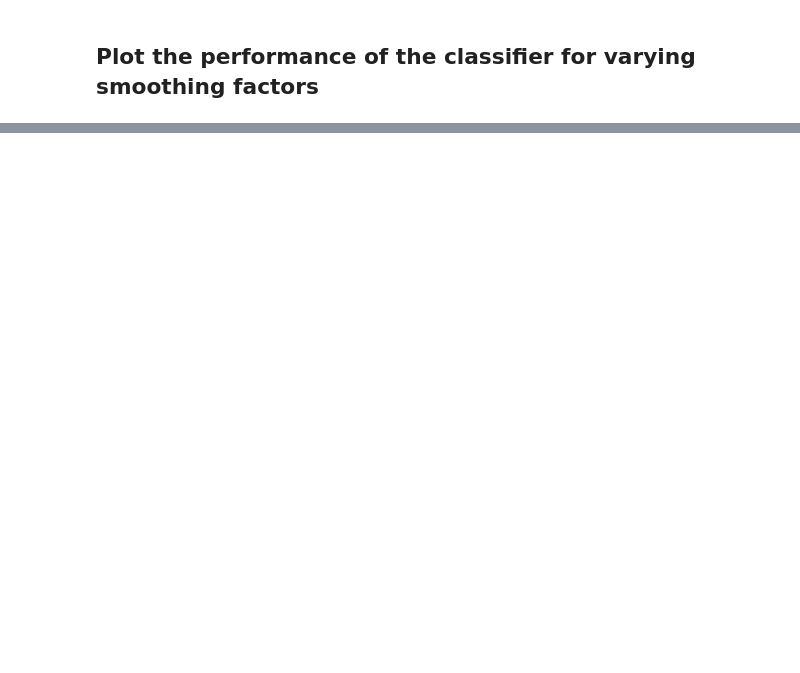
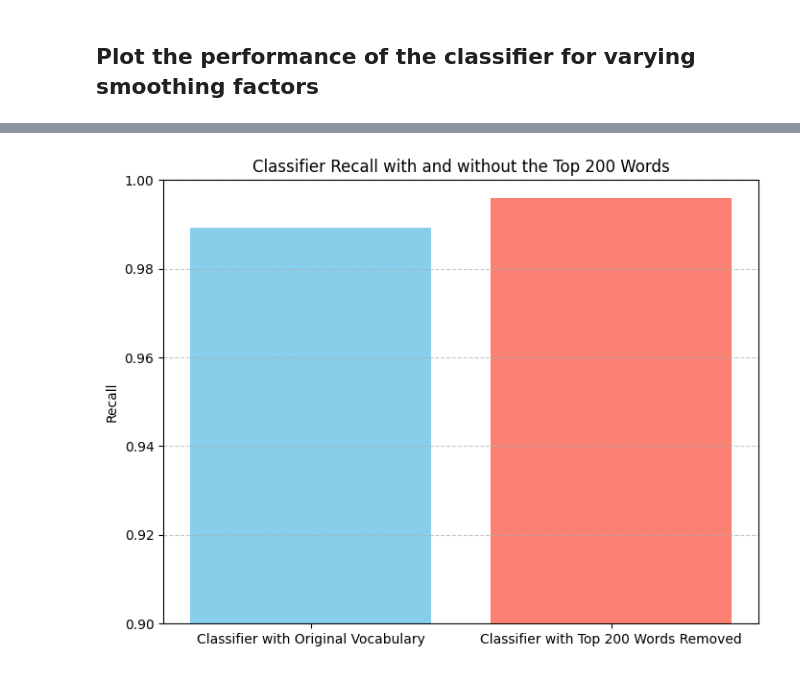
Before and after one commit to lendl-uy/ai201, a Jupyter notebook: programming_hw_2/ai201_pa2_uy_v2.ipynb, the cells around one changed output, grey strips where cells are left out. Cells and saved outputs as stored; diff of their text form; code cells hidden in the pictures; blank space fills up the shorter version.

```diff
--- a/programming_hw_2/ai201_pa2_uy_v2.ipynb
+++ b/programming_hw_2/ai201_pa2_uy_v2.ipynb
@@ -331,0 +473,14 @@ plt.show()
+# %%
+# Visualize comparison of recall with and without the top 200 words
+models = ["Classifier with Original Vocabulary", "Classifier with Top 200 Words Removed"]
+recall_scores = [initial_metrics["recall"], reduced_train_set_metrics["recall"]]
+
+plt.figure(figsize=(8, 6))
+plt.bar(models, recall_scores, color=["skyblue", "salmon"])
+plt.title("Classifier Recall with and without the Top 200 Words")
+plt.ylabel("Recall")
+plt.ylim(0.9, 1)  # Assuming precision values range from 0 to 1
+plt.grid(axis="y", linestyle="--", alpha=0.7)
+plt.show()
+# %% [output]
+[figure, added]
```
Also changed, not shown: parts of 21 cells of this notebook.
